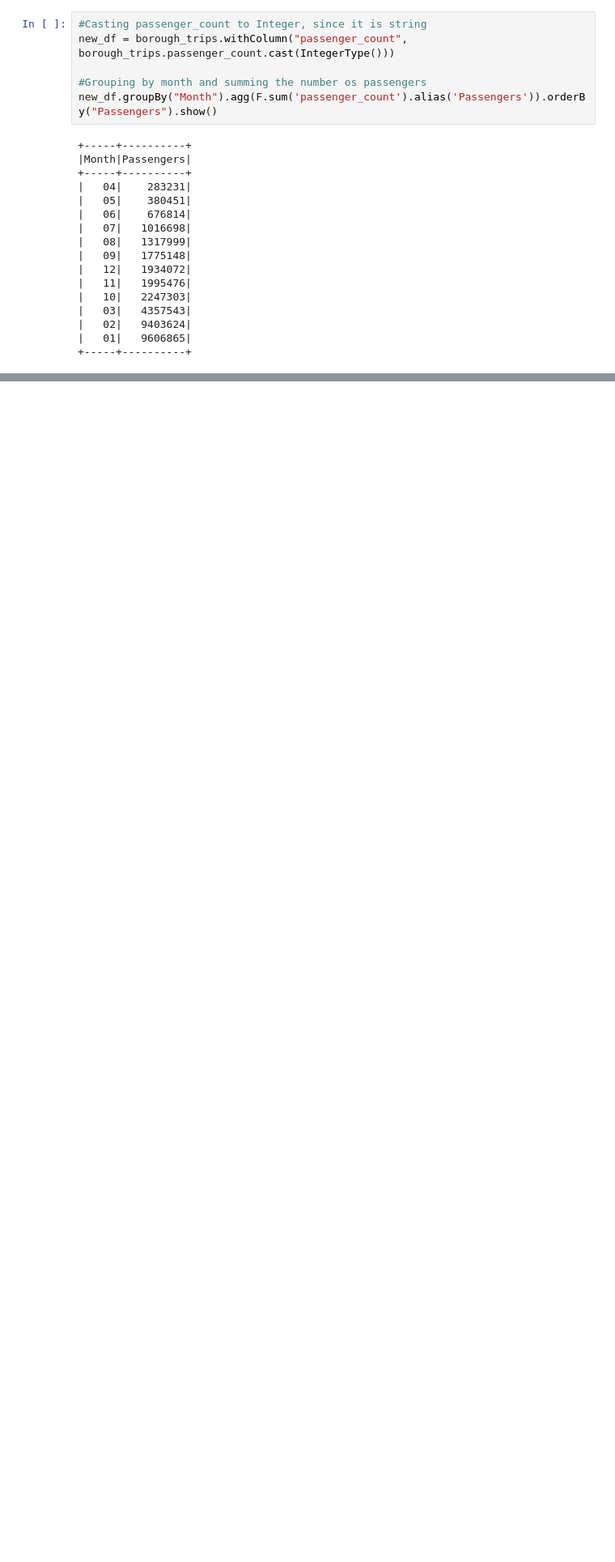
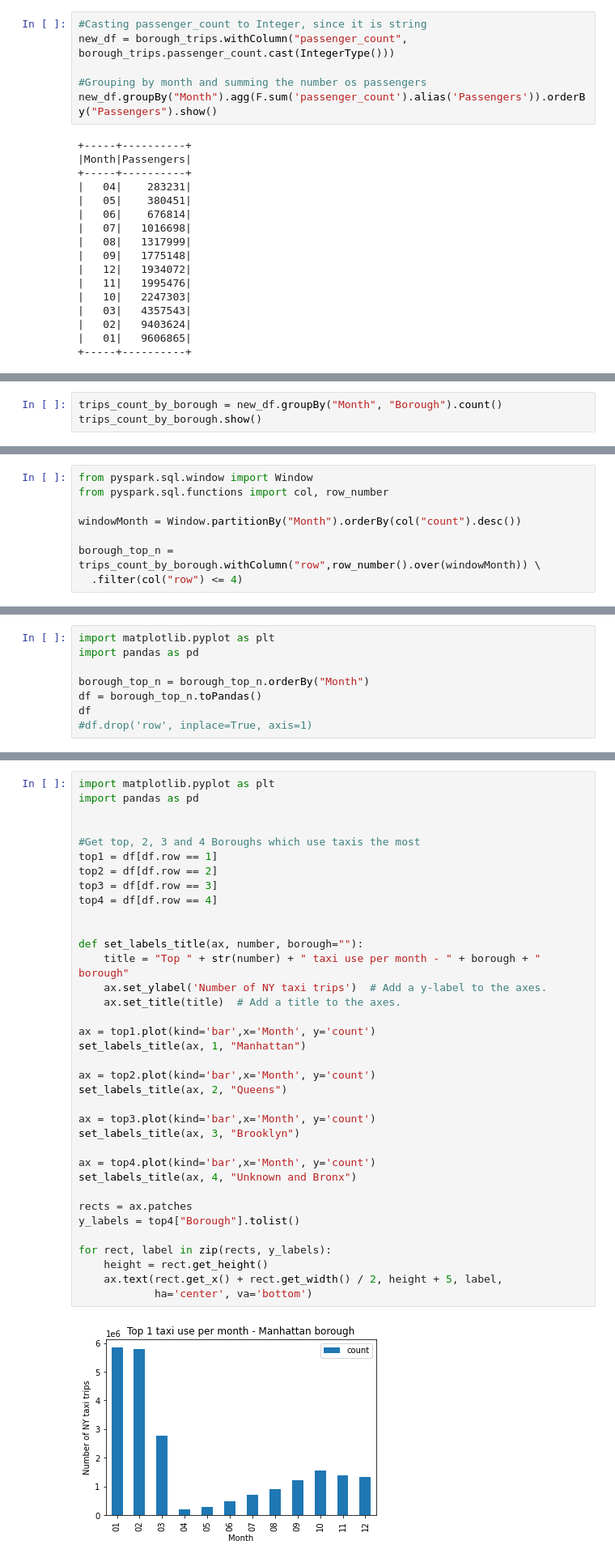
Before and after one commit to nandacamargo/pyspark-ny-taxis-analysis, a Jupyter notebook: NY_taxis.ipynb, the cells around one changed output, grey strips where cells are left out. Shown at 81% size. Saved outputs shown, nothing was run; the diff lists cells and outputs as text; blank space fills up the shorter version.

Commit message:
Add charts and time windows
- Charts that show the boroughs which use taxis the most per month;
- Boroughs with the biggest number of passengers, using 0h to 5h time window.

```diff
--- a/NY_taxis.ipynb
+++ b/NY_taxis.ipynb
@@ -139,0 +107,3 @@ new_df.groupBy("Month").agg(F.sum('passenger_count').alias('Passengers')).orderB
+# %%
+trips_count_by_borough = new_df.groupBy("Month", "Borough").count()
+trips_count_by_borough.show()
@@ -139,0 +133,8 @@ new_df.groupBy("Month").agg(F.sum('passenger_count').alias('Passengers')).orderB
+# %%
+from pyspark.sql.window import Window
+from pyspark.sql.functions import col, row_number
+
+windowMonth = Window.partitionBy("Month").orderBy(col("count").desc())
+
+borough_top_n = trips_count_by_borough.withColumn("row",row_number().over(windowMonth)) \
+  .filter(col("row") <= 4)
@@ -139,0 +166,8 @@ new_df.groupBy("Month").agg(F.sum('passenger_count').alias('Passengers')).orderB
+# %%
+import matplotlib.pyplot as plt
+import pandas as pd
+
+borough_top_n = borough_top_n.orderBy("Month")
+df = borough_top_n.toPandas()
+df
+#df.drop('row', inplace=True, axis=1)
@@ -139,0 +215,38 @@ new_df.groupBy("Month").agg(F.sum('passenger_count').alias('Passengers')).orderB
+# %%
+import matplotlib.pyplot as plt
+import pandas as pd
+
+
+#Get top, 2, 3 and 4 Boroughs which use taxis the most
+top1 = df[df.row == 1]
+top2 = df[df.row == 2]
+top3 = df[df.row == 3]
+top4 = df[df.row == 4]
+
+
+def set_labels_title(ax, number, borough=""):
+    title = "Top " + str(number) + " taxi use per month - " + borough + " borough"
+    ax.set_ylabel('Number of NY taxi trips')  # Add a y-label to the axes.
+    ax.set_title(title)  # Add a title to the axes.
+
+ax = top1.plot(kind='bar',x='Month', y='count')
+set_labels_title(ax, 1, "Manhattan")
+
+ax = top2.plot(kind='bar',x='Month', y='count')
+set_labels_title(ax, 2, "Queens")
+
+ax = top3.plot(kind='bar',x='Month', y='count')
+set_labels_title(ax, 3, "Brooklyn")
+
+ax = top4.plot(kind='bar',x='Month', y='count')
+set_labels_title(ax, 4, "Unknown and Bronx")
+
+rects = ax.patches
+y_labels = top4["Borough"].tolist()
+
+for rect, label in zip(rects, y_labels):
+    height = rect.get_height()
+    ax.text(rect.get_x() + rect.get_width() / 2, height + 5, label,
+            ha='center', va='bottom')
+# %% [output]
+[figure, added]
```
Also changed, not shown: parts of 20 cells of this notebook, 1 other file.
